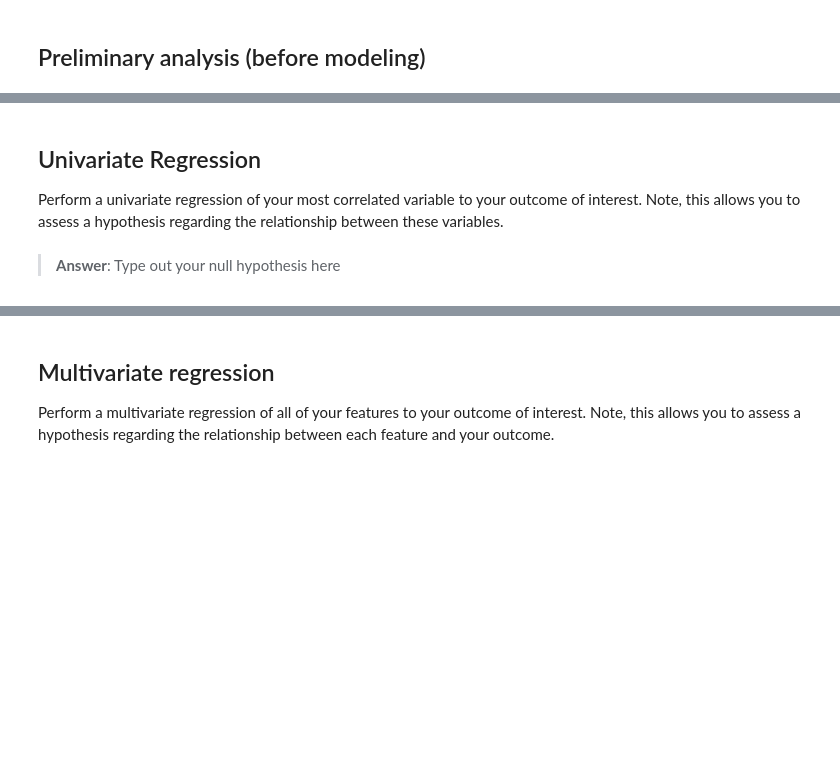
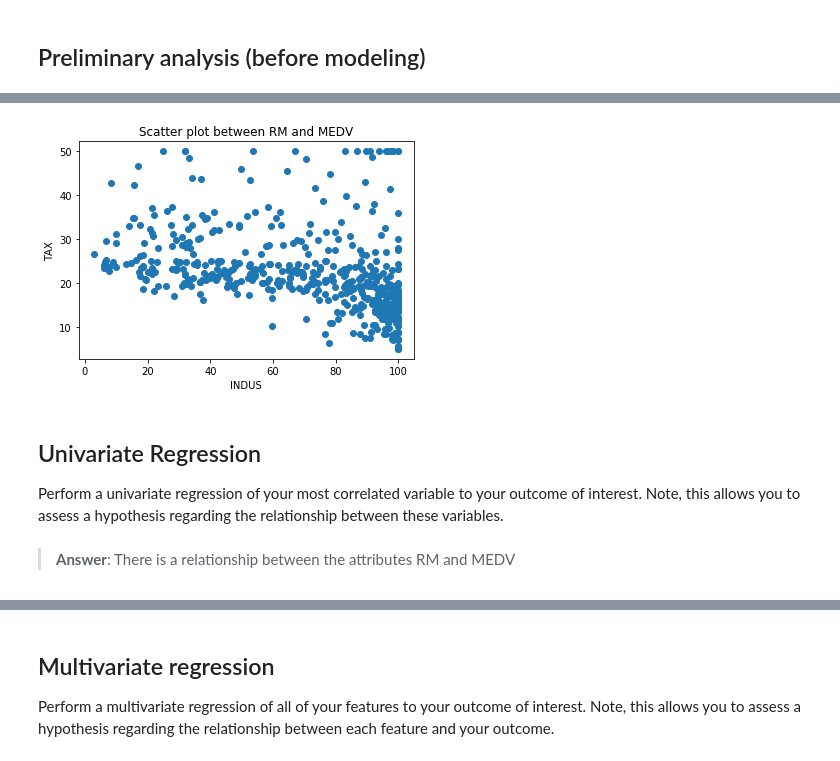
Before and after one commit to poojaram/linear-logistic-modelling, a Jupyter notebook: 01-boston-housing.ipynb, the cells around one changed output, grey strips where cells are left out. Cells and saved outputs as stored; diff of their text form; code cells hidden in the pictures; blank space fills up the shorter version.

```diff
--- a/01-boston-housing.ipynb
+++ b/01-boston-housing.ipynb
@@ -16,6 +16,9 @@ boston = load_boston()
 bos_df = pd.DataFrame(boston.data, columns=boston.feature_names)
 bos_df["med_price"] = pd.Series(boston.target * 1000)
 print(boston.DESCR)
+
+# Put the target (housing value -- MEDV) in another DataFrame
+target = pd.DataFrame(boston.target, columns=["MEDV"])
 # %% [output]
 Boston House Prices dataset
 ===========================
@@ -51,8 +80,14 @@ Before you get started, you should make sure you understand the dataset by answe
 # %%
 # Draw a scatter plot between your most correlated feature and your outcome of interest
 # Make sure to include a descriptive plot title
+y = target["MEDV"]
+plt.scatter(bos_df.iloc[:,6], y)
+plt.title("Scatter plot between RM and MEDV")
+plt.xlabel("INDUS")
+plt.ylabel("TAX")
+plt.show()
+# %% [output]
+[figure, added]
 # %% [markdown]
 ## Univariate Regression
 Perform a univariate regression of your most correlated variable to your outcome of interest. Note, this allows you to assess a hypothesis regarding the relationship between these variables.
-# %% [markdown]
-> **Answer**: Type out your null hypothesis here
@@ -60,0 +94,2 @@ Perform a univariate regression of your most correlated variable to your outcome
+# %% [markdown]
+> **Answer**: There is a relationship between the attributes RM and MEDV
```
Also changed, not shown: parts of 11 cells of this notebook, 2 other files.
